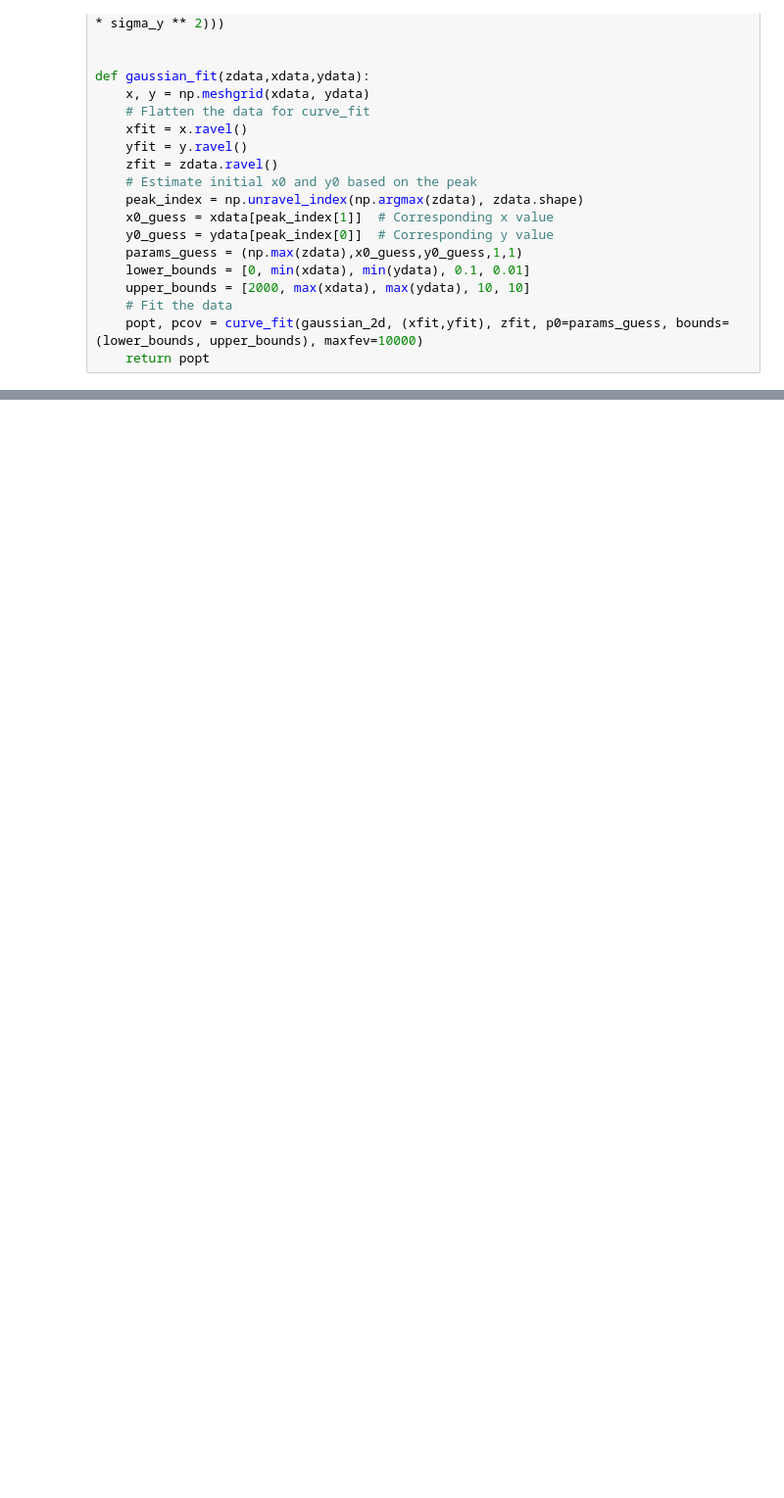
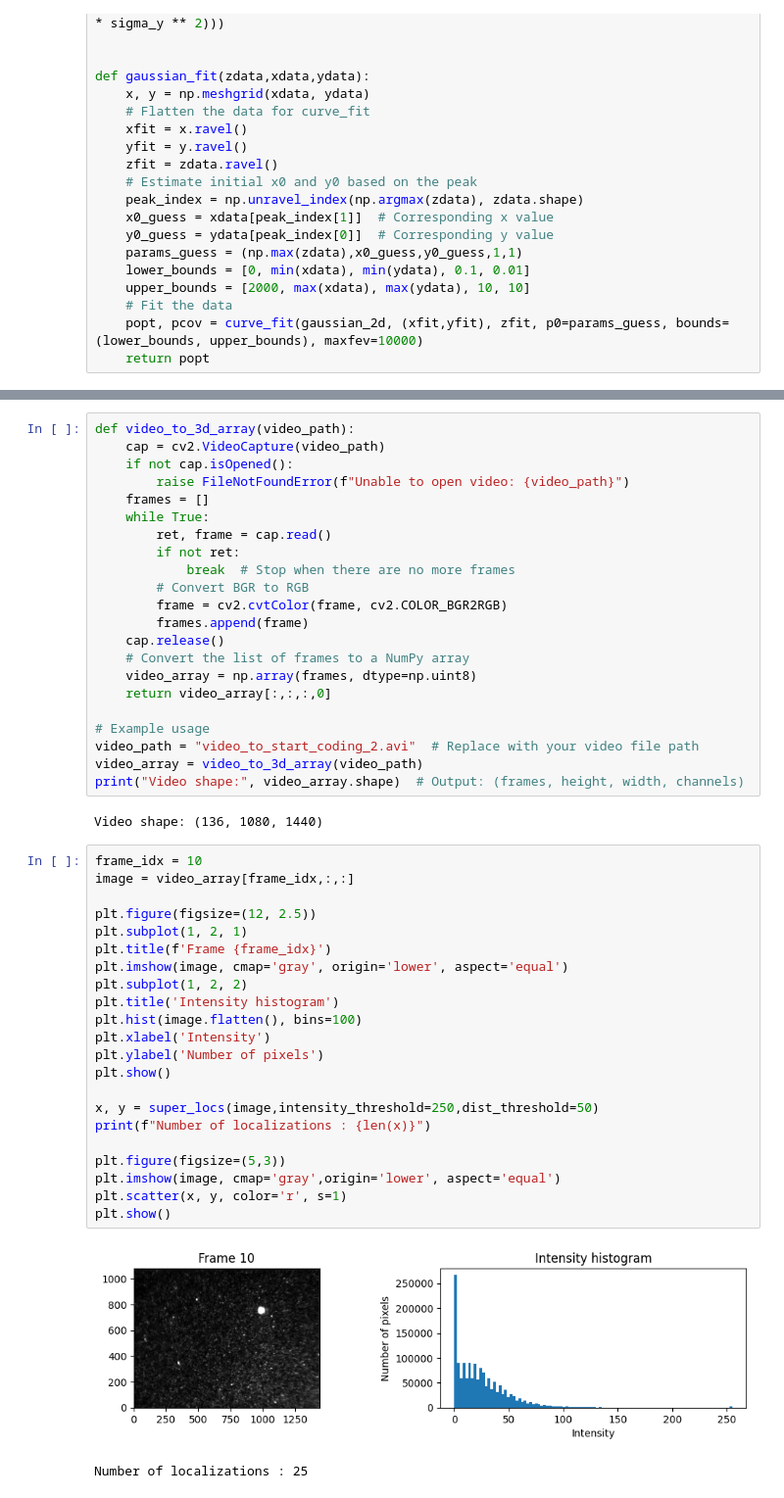
Before and after one commit to BlackcrownC/PHS3910, a Jupyter notebook: Mandat_3/Loc_mult_part.ipynb, the cells around one changed output, grey strips where cells are left out. Shown at 98% size. Saved outputs shown, nothing was run; the diff lists cells and outputs as text; blank space fills up the shorter version.

```diff
--- a/Mandat_3/Loc_mult_part.ipynb
+++ b/Mandat_3/Loc_mult_part.ipynb
@@ -89,0 +127,49 @@ print(y)
+# %%
+def video_to_3d_array(video_path):
+    cap = cv2.VideoCapture(video_path)
+    if not cap.isOpened():
+        raise FileNotFoundError(f"Unable to open video: {video_path}")
+    frames = []
+    while True:
+        ret, frame = cap.read()
+        if not ret:
+            break  # Stop when there are no more frames
+        # Convert BGR to RGB
+        frame = cv2.cvtColor(frame, cv2.COLOR_BGR2RGB)
+        frames.append(frame)
+    cap.release()
+    # Convert the list of frames to a NumPy array
+    video_array = np.array(frames, dtype=np.uint8)
+    return video_array[:,:,:,0]
+
+# Example usage
+video_path = "video_to_start_coding_2.avi"  # Replace with your video file path
+video_array = video_to_3d_array(video_path)
+print("Video shape:", video_array.shape)  # Output: (frames, height, width, channels)
+# %% [output]
+Video shape: (136, 1080, 1440)
+# %%
+frame_idx = 10
+image = video_array[frame_idx,:,:]
+
+plt.figure(figsize=(12, 2.5))
+plt.subplot(1, 2, 1)
+plt.title(f'Frame {frame_idx}')
+plt.imshow(image, cmap='gray', origin='lower', aspect='equal')
+plt.subplot(1, 2, 2)
+plt.title('Intensity histogram')
+plt.hist(image.flatten(), bins=100)
+plt.xlabel('Intensity')
+plt.ylabel('Number of pixels')
+plt.show()
+
+x, y = super_locs(image,intensity_threshold=250,dist_threshold=50)
+print(f"Number of localizations : {len(x)}")
+
+plt.figure(figsize=(5,3))
+plt.imshow(image, cmap='gray',origin='lower', aspect='equal')
+plt.scatter(x, y, color='r', s=1)
+plt.show()
+# %% [output]
+[figure, added]
+Number of localizations : 25
```
Also changed, not shown: parts of 4 cells of this notebook.
